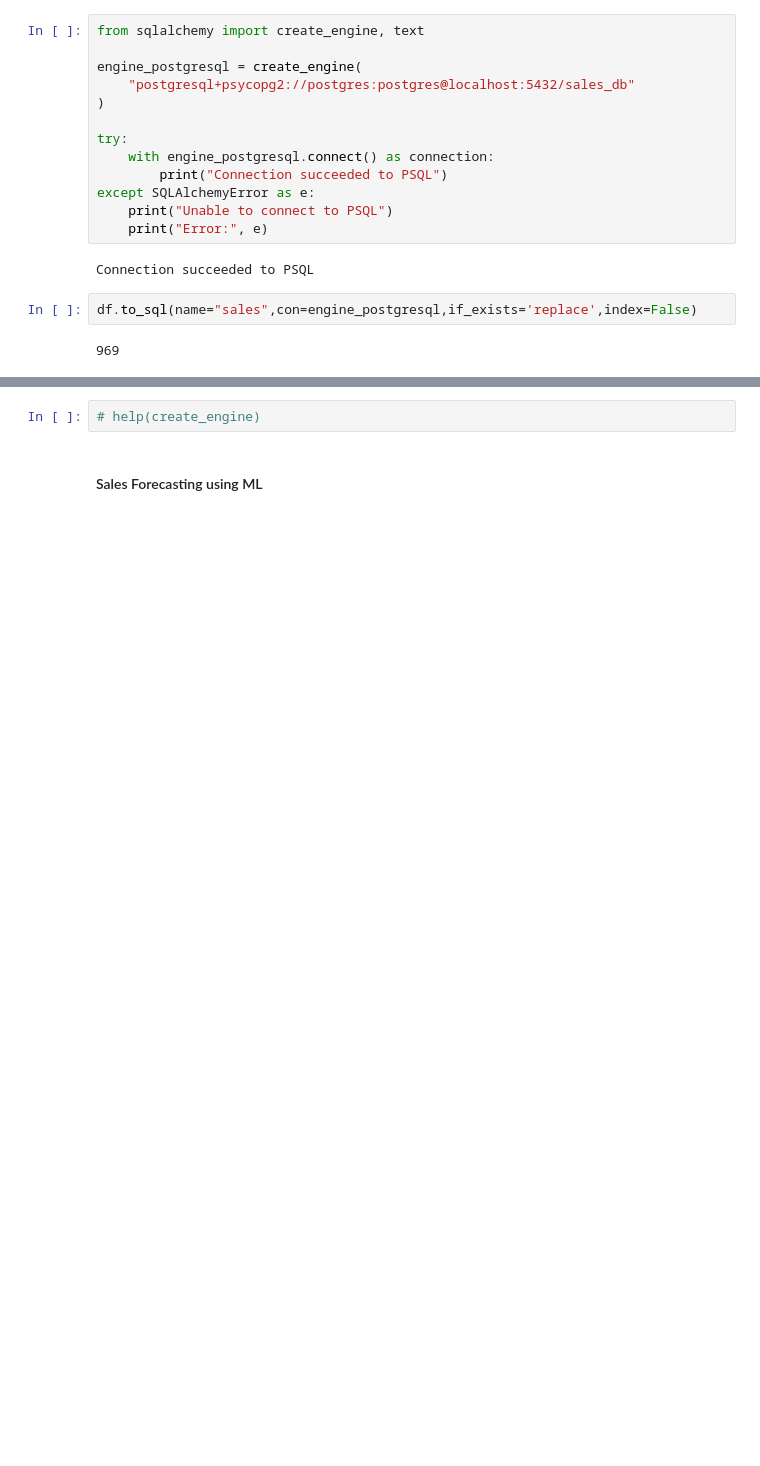
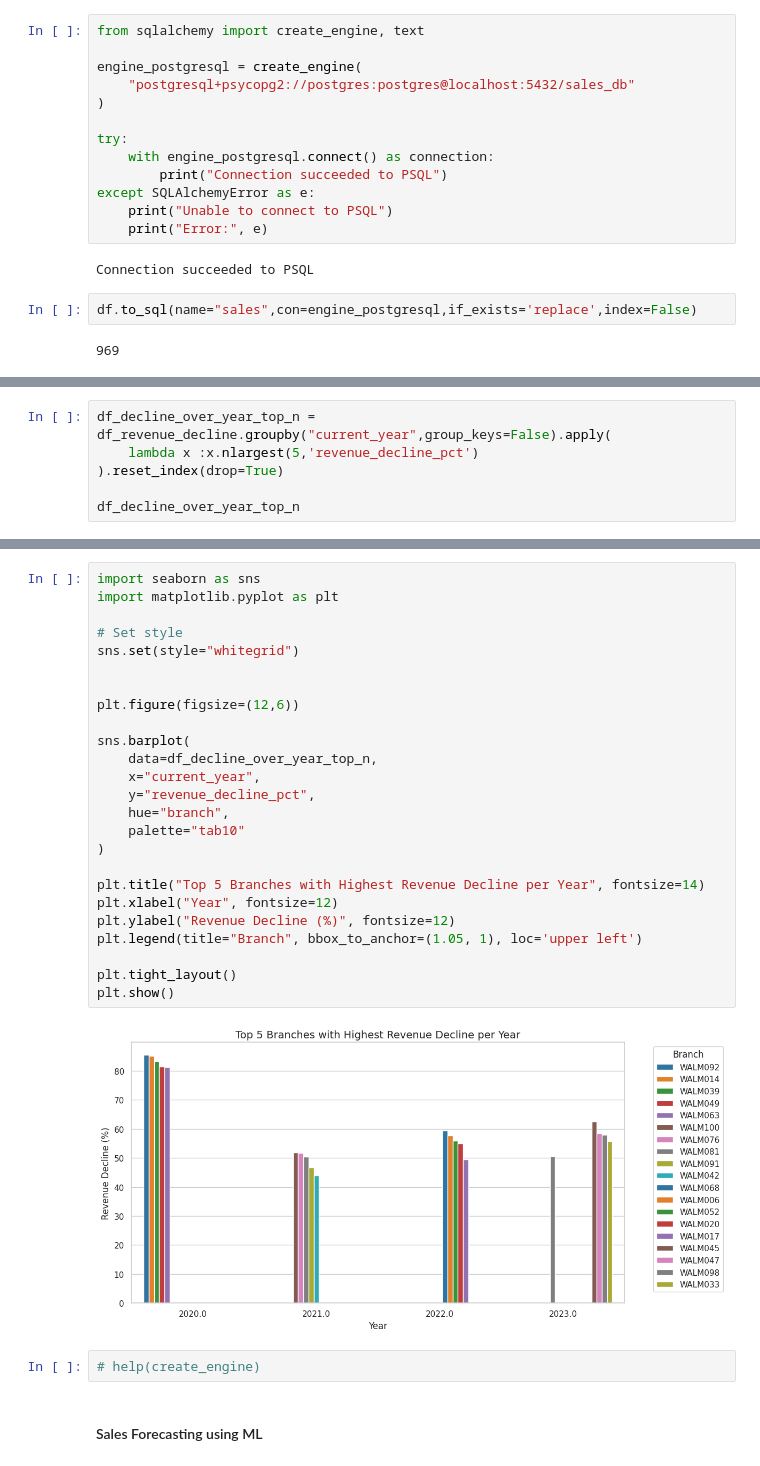
Before and after one commit to GitSanje/sales_analysis_db, a Jupyter notebook: walmart_data_analysis.ipynb, the cells around one changed output, grey strips where cells are left out. Drawn from its saved outputs; the diff is of its cells as text; blank space fills up the shorter version.

```diff
--- a/walmart_data_analysis.ipynb
+++ b/walmart_data_analysis.ipynb
@@ -497,0 +550,6 @@ Total rows in sales table: 9969
+# %%
+df_decline_over_year_top_n = df_revenue_decline.groupby("current_year",group_keys=False).apply(
+    lambda x :x.nlargest(5,'revenue_decline_pct')
+).reset_index(drop=True)
+
+df_decline_over_year_top_n
@@ -498,3 +574,30 @@ Total rows in sales table: 9969
+# %%
+import seaborn as sns
+import matplotlib.pyplot as plt
+
+# Set style
+sns.set(style="whitegrid")
+
+
+plt.figure(figsize=(12,6))
+
+sns.barplot(
+    data=df_decline_over_year_top_n,
+    x="current_year",
+    y="revenue_decline_pct",
+    hue="branch",
+    palette="tab10"
+)
+
+plt.title("Top 5 Branches with Highest Revenue Decline per Year", fontsize=14)
+plt.xlabel("Year", fontsize=12)
+plt.ylabel("Revenue Decline (%)", fontsize=12)
+plt.legend(title="Branch", bbox_to_anchor=(1.05, 1), loc='upper left')
+
+plt.tight_layout()
+plt.show()
+# %% [output]
+[figure, added]
 # %%
 # help(create_engine)
 # %% [markdown]
```
Also changed, not shown: parts of 4 cells of this notebook, 3 other files.
